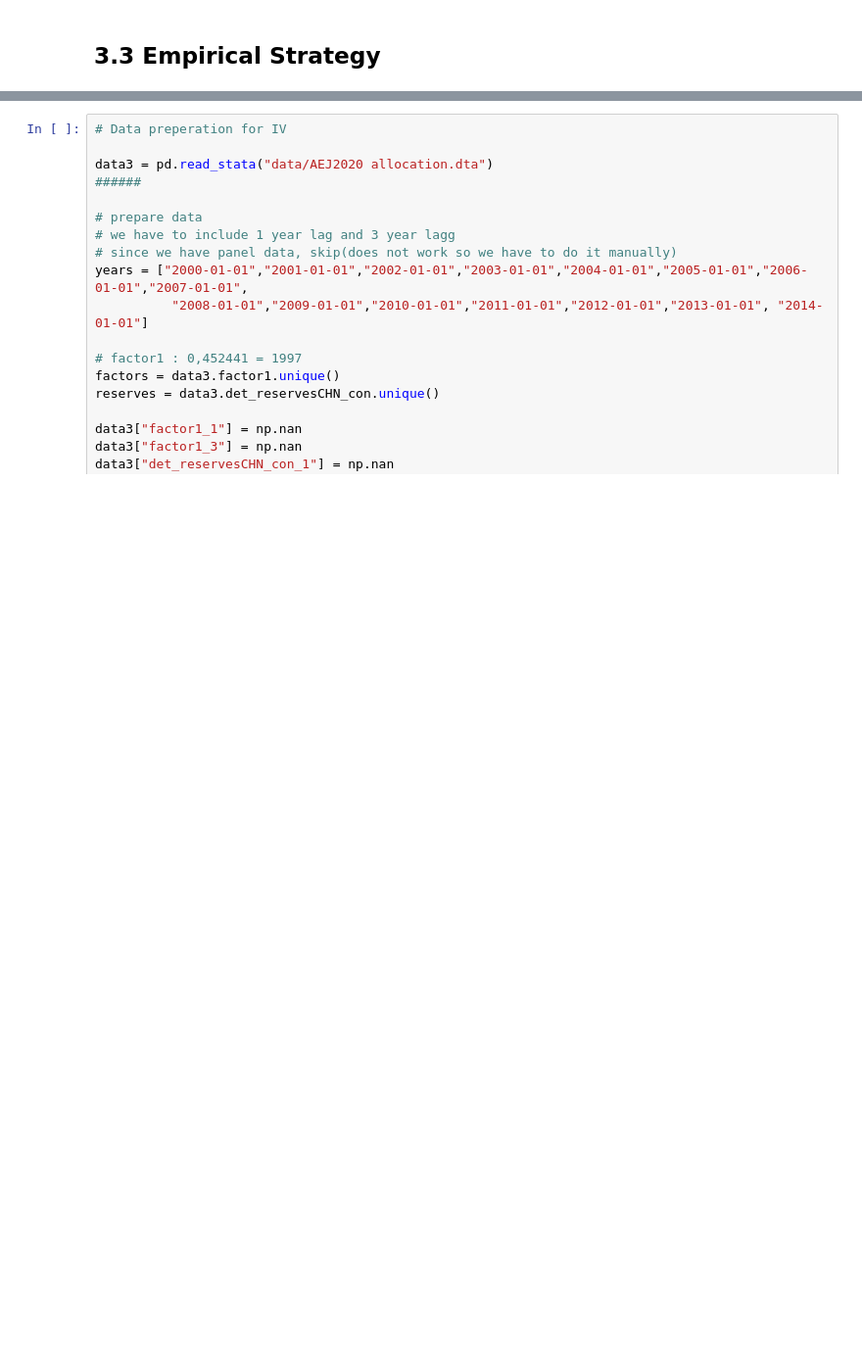
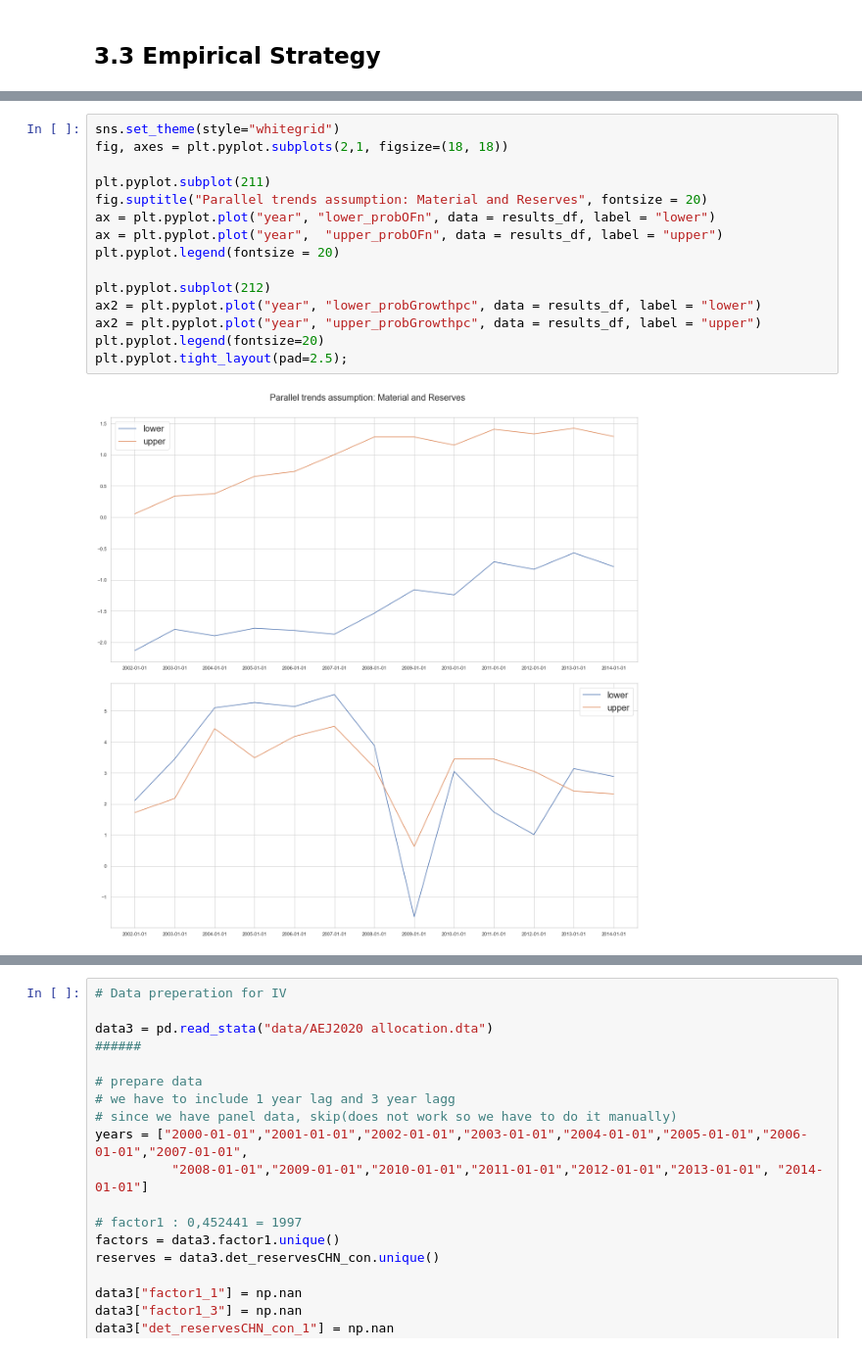
Before and after one commit to JonathanWillnow/ose-data-science-course-project-JonathanWillnow, a Jupyter notebook: JonathanWillnowOSE.ipynb, the cells around one changed output, grey strips where cells are left out. Shown at 98% size. Drawn from its saved outputs; the diff is of its cells as text; blank space fills up the shorter version.

```diff
--- a/JonathanWillnowOSE.ipynb
+++ b/JonathanWillnowOSE.ipynb
@@ -706,0 +759,17 @@ data3
+# %%
+sns.set_theme(style="whitegrid")
+fig, axes = plt.pyplot.subplots(2,1, figsize=(18, 18))
+
+plt.pyplot.subplot(211)
+fig.suptitle("Parallel trends assumption: Material and Reserves", fontsize = 20)
+ax = plt.pyplot.plot("year", "lower_probOFn", data = results_df, label = "lower")
+ax = plt.pyplot.plot("year",  "upper_probOFn", data = results_df, label = "upper")
+plt.pyplot.legend(fontsize = 20)
+
+plt.pyplot.subplot(212)
+ax2 = plt.pyplot.plot("year", "lower_probGrowthpc", data = results_df, label = "lower")
+ax2 = plt.pyplot.plot("year", "upper_probGrowthpc", data = results_df, label = "upper")
+plt.pyplot.legend(fontsize=20)
+plt.pyplot.tight_layout(pad=2.5);
+# %% [output]
+[figure, added]
```
Also changed, not shown: parts of 17 cells of this notebook.
